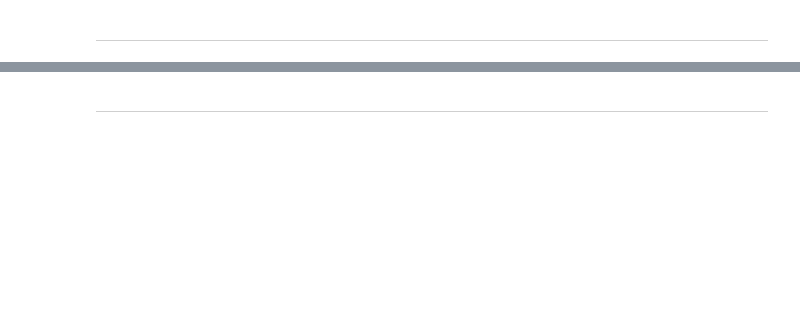
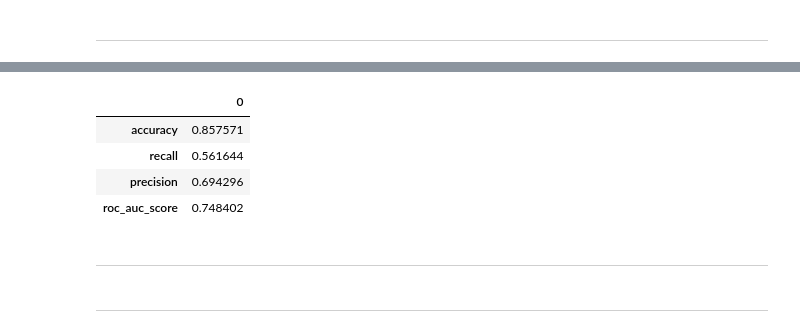
Before and after one commit to westonshuken/h1n1-and-flu-vaccine-predictor, a Jupyter notebook: Czarina-Modeling.ipynb, the cells around one changed output, grey strips where cells are left out. Drawn from its saved outputs; the diff is of its cells as text; code cells hidden in the pictures; blank space fills up the shorter version.

```diff
--- a/Czarina-Modeling.ipynb
+++ b/Czarina-Modeling.ipynb
@@ -194,3 +239,25 @@ params_dt = {'DecisionTree': [{'regressor__criterion': ['gini', 'entropy'],
+# %%
+X2 = data.drop(columns='h1n1_vaccine').fillna('Unknown')
+X2 = pd.get_dummies(X1, drop_first=True)
+y2 = data['h1n1_vaccine']
+X_train, X_test, y_train, y_test = train_test_split(X2, y2, test_size=.25, random_state=10151997)
+
+clf = LogisticRegression(class_weight="balanced", max_iter=1000)
+clf.fit(X_train, y_train)
+THRESHOLD = 0.75
+preds = np.where(clf.predict_proba(X_test)[:,1] > THRESHOLD, 1, 0)
+
+pd.DataFrame(data=[accuracy_score(y_test, preds), recall_score(y_test, preds),
+                   precision_score(y_test, preds), roc_auc_score(y_test, preds)],
+             index=["accuracy", "recall", "precision", "roc_auc_score"])
+# %% [output]
+|  | 0 |
+| accuracy | 0.857571 |
+| recall | 0.561644 |
+| precision | 0.694296 |
+| roc_auc_score | 0.748402 |
+# %% [markdown]
+***
 # %%
 sm = SMOTE(sampling_strategy='auto', random_state=42)
 # %%
```
Also changed, not shown: parts of 7 cells of this notebook.
